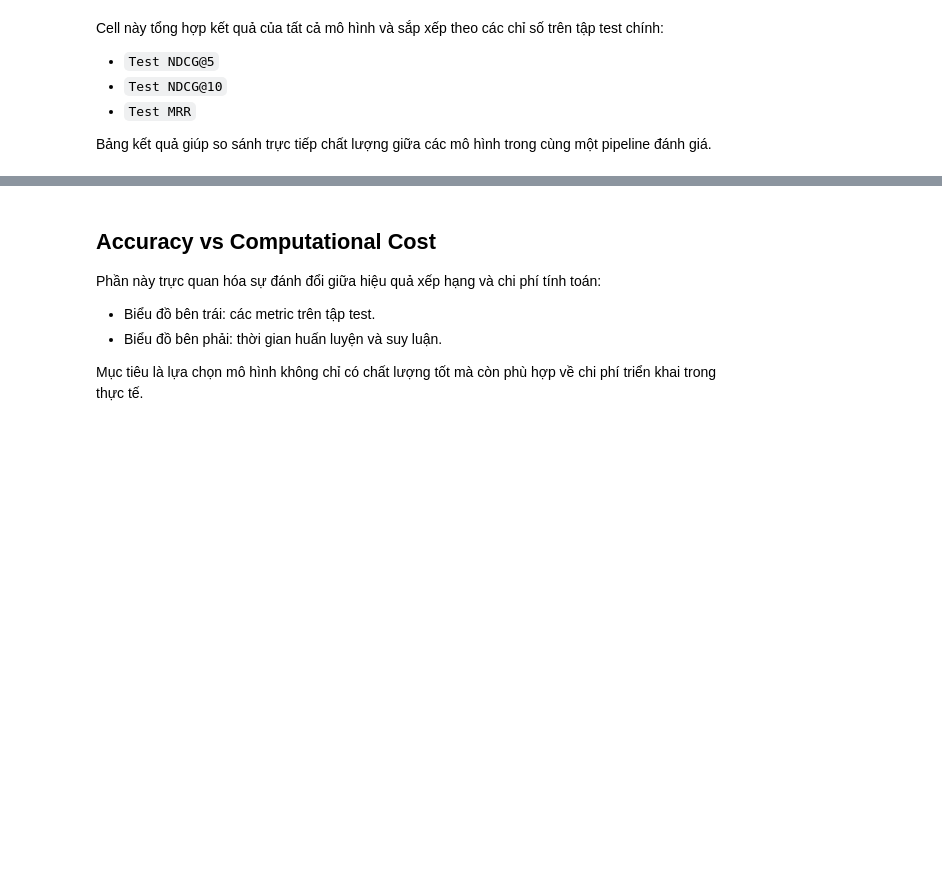
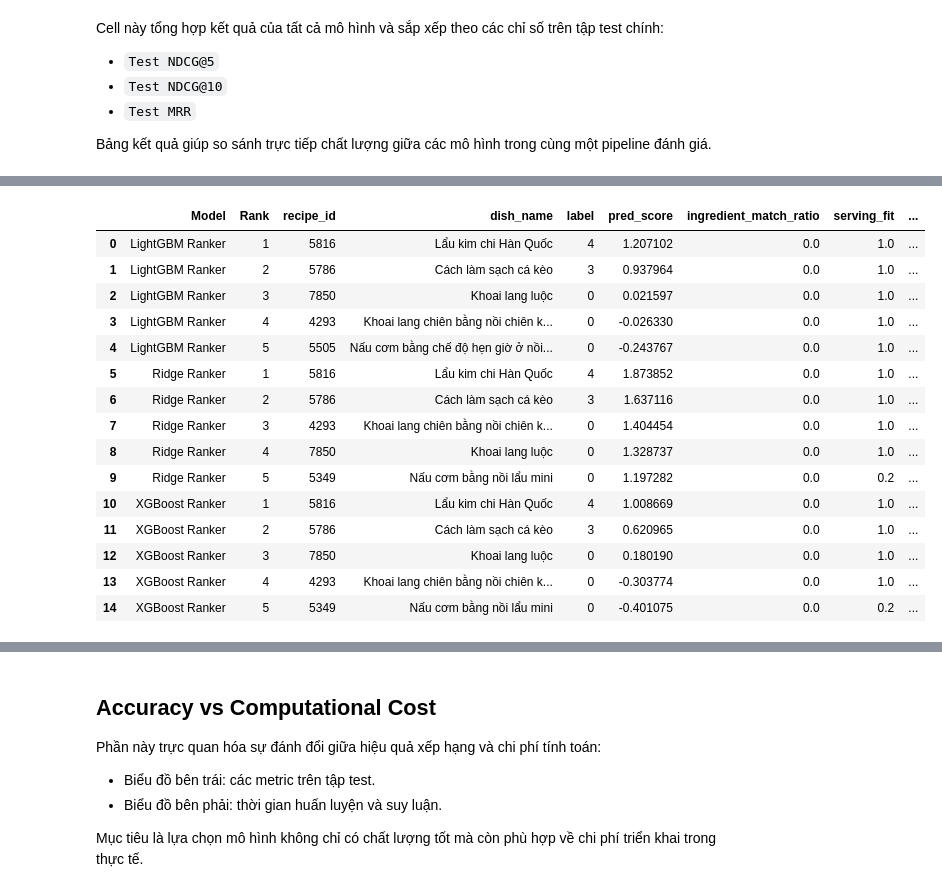
Before and after one commit to Shinoaki0145/Recipe-recommendation-system, a Jupyter notebook: model/modelling.ipynb, the cells around one changed output, grey strips where cells are left out. Saved outputs shown, nothing was run; the diff lists cells and outputs as text; code cells hidden in the pictures; blank space fills up the shorter version.

```diff
--- a/model/modelling.ipynb
+++ b/model/modelling.ipynb
@@ -1798,0 +1803,64 @@ display(comparison_summary_df)
+# %%
+TOP_K = 5
+QUERY_POS = 87  # vị trí query muốn xem trong tập test (theo unique query)
+
+if test_df.empty:
+    raise ValueError("test_df đang rỗng, không thể lấy query để đánh giá.")
+
+unique_test_queries = test_df["query"].dropna().drop_duplicates().reset_index(drop=True)
+if unique_test_queries.empty:
+    raise ValueError("Không có query hợp lệ trong test_df.")
+
+query_pos = min(max(QUERY_POS, 0), len(unique_test_queries) - 1)
+target_query = unique_test_queries.iloc[query_pos]
+
+print("Selected test query:")
+print(target_query)
+
+query_rankings = []
+query_metrics = []
+
+for run in model_runs.values():
+    model_name = run["model_name"]
+    eval_df = run["artifact"]["eval_df"]
+
+    base_cols = ["query", "recipe_id", "dish_name", "label", "pred_score"]
+    feature_cols_available = [c for c in FEATURE_COLUMNS if c in eval_df.columns]
+    selected_cols = [c for c in (base_cols + feature_cols_available) if c in eval_df.columns]
+
+    query_df = (
+        eval_df.loc[eval_df["query"].eq(target_query), selected_cols]
+        .sort_values("pred_score", ascending=False)
+        .reset_index(drop=True)
+    )
+
+    if query_df.empty:
+        continue
+
+    query_df.insert(0, "Rank", np.arange(1, len(query_df) + 1))
+    query_df.insert(0, "Model", model_name)
+    query_rankings.append(query_df)
+
+    metric_input = query_df[["query", "label", "pred_score"]].copy()
+    metric_row = compute_group_metrics(metric_input, score_col="pred_score")
+    metric_row["Model"] = model_name
+    query_metrics.append(metric_row)
+
+if not query_rankings:
+    print("Không tìm thấy kết quả dự đoán cho query này trong các model_runs.")
+else:
+    query_rankings_df = pd.concat(query_rankings, ignore_index=True)
+
+    print(f"\nTop {TOP_K} recipes predicted by each model for the selected test query:")
+    display_cols = ["Model", "Rank", "recipe_id", "dish_name", "label", "pred_score", *feature_cols_available]
+    display_cols = [c for c in display_cols if c in query_rankings_df.columns]
+
+    display(
+        query_rankings_df.loc[query_rankings_df["Rank"] <= TOP_K, display_cols]
+        .reset_index(drop=True)
+    )
+
+    query_metrics_df = pd.DataFrame(query_metrics).sort_values("NDCG@5", ascending=False).reset_index(drop=True)
+    print("\nPer-model metrics on this query:")
+    display(query_metrics_df)
+# %% [output]
@@ -1798,0 +1871,16 @@ display(comparison_summary_df)
+|  | Model | Rank | recipe_id | dish_name | label | pred_score | ingredient_match_ratio | serving_fit | ... |
+| 0 | LightGBM Ranker | 1 | 5816 | Lẩu kim chi Hàn Quốc | 4 | 1.207102 | 0.0 | 1.0 | ... |
+| 1 | LightGBM Ranker | 2 | 5786 | Cách làm sạch cá kèo | 3 | 0.937964 | 0.0 | 1.0 | ... |
+| 2 | LightGBM Ranker | 3 | 7850 | Khoai lang luộc | 0 | 0.021597 | 0.0 | 1.0 | ... |
+| 3 | LightGBM Ranker | 4 | 4293 | Khoai lang chiên bằng nồi chiên k... | 0 | -0.026330 | 0.0 | 1.0 | ... |
+| 4 | LightGBM Ranker | 5 | 5505 | Nấu cơm bằng chế độ hẹn giờ ở nồi... | 0 | -0.243767 | 0.0 | 1.0 | ... |
+| 5 | Ridge Ranker | 1 | 5816 | Lẩu kim chi Hàn Quốc | 4 | 1.873852 | 0.0 | 1.0 | ... |
+| 6 | Ridge Ranker | 2 | 5786 | Cách làm sạch cá kèo | 3 | 1.637116 | 0.0 | 1.0 | ... |
+| 7 | Ridge Ranker | 3 | 4293 | Khoai lang chiên bằng nồi chiên k... | 0 | 1.404454 | 0.0 | 1.0 | ... |
+| 8 | Ridge Ranker | 4 | 7850 | Khoai lang luộc | 0 | 1.328737 | 0.0 | 1.0 | ... |
+| 9 | Ridge Ranker | 5 | 5349 | Nấu cơm bằng nồi lẩu mini | 0 | 1.197282 | 0.0 | 0.2 | ... |
+| 10 | XGBoost Ranker | 1 | 5816 | Lẩu kim chi Hàn Quốc | 4 | 1.008669 | 0.0 | 1.0 | ... |
+| 11 | XGBoost Ranker | 2 | 5786 | Cách làm sạch cá kèo | 3 | 0.620965 | 0.0 | 1.0 | ... |
+| 12 | XGBoost Ranker | 3 | 7850 | Khoai lang luộc | 0 | 0.180190 | 0.0 | 1.0 | ... |
+| 13 | XGBoost Ranker | 4 | 4293 | Khoai lang chiên bằng nồi chiên k... | 0 | -0.303774 | 0.0 | 1.0 | ... |
+| 14 | XGBoost Ranker | 5 | 5349 | Nấu cơm bằng nồi lẩu mini | 0 | -0.401075 | 0.0 | 0.2 | ... |
```
Also changed, not shown: parts of 2 cells of this notebook.
